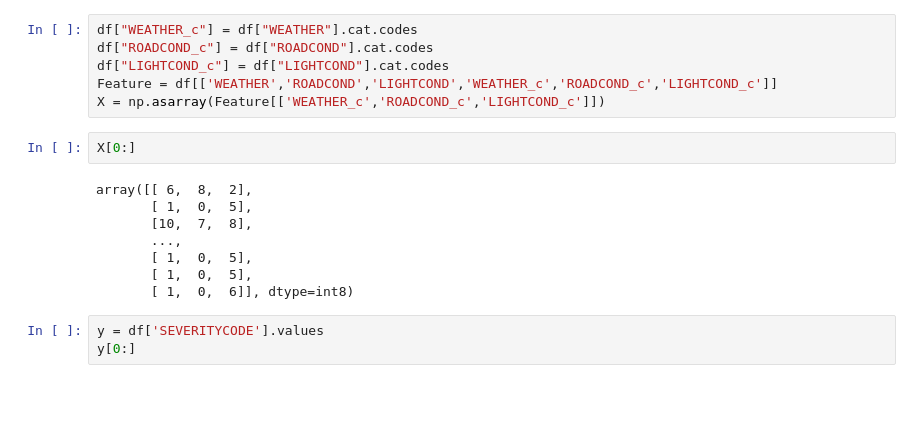
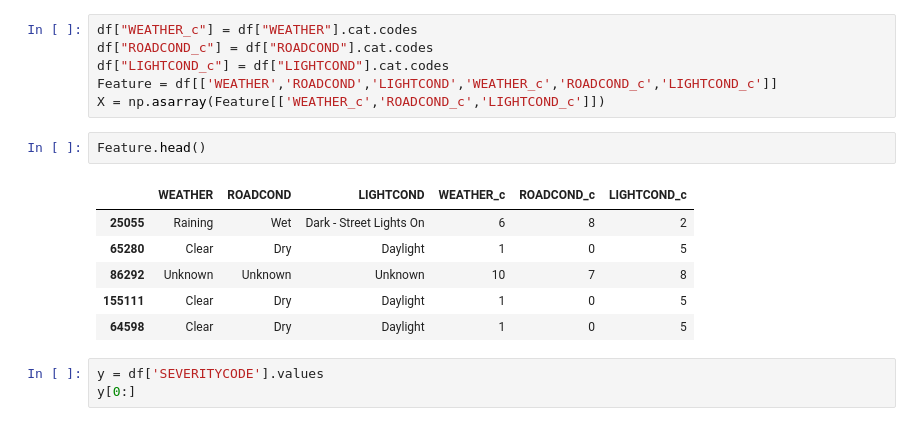
Before and after one commit to subratrath/Coursera_Capstone, a Jupyter notebook: Predicting Car Accidents Severity.ipynb, the cells around one changed output. Saved outputs shown, nothing was run; the diff lists cells and outputs as text; blank space fills up the shorter version.

```diff
--- a/Predicting Car Accidents Severity.ipynb
+++ b/Predicting Car Accidents Severity.ipynb
@@ -172,16 +172,15 @@ df["ROADCOND_c"] = df["ROADCOND"].cat.codes
 df["LIGHTCOND_c"] = df["LIGHTCOND"].cat.codes
 Feature = df[['WEATHER','ROADCOND','LIGHTCOND','WEATHER_c','ROADCOND_c','LIGHTCOND_c']]
 X = np.asarray(Feature[['WEATHER_c','ROADCOND_c','LIGHTCOND_c']])
-# %%
-X[0:]
-# %% [output]
-array([[ 6,  8,  2],
-       [ 1,  0,  5],
-       [10,  7,  8],
-       ...,
-       [ 1,  0,  5],
-       [ 1,  0,  5],
-       [ 1,  0,  6]], dtype=int8)
+# %%
+Feature.head()
+# %% [output]
+|  | WEATHER | ROADCOND | LIGHTCOND | WEATHER_c | ROADCOND_c | LIGHTCOND_c |
+| 25055 | Raining | Wet | Dark - Street Lights On | 6 | 8 | 2 |
+| 65280 | Clear | Dry | Daylight | 1 | 0 | 5 |
+| 86292 | Unknown | Unknown | Unknown | 10 | 7 | 8 |
+| 155111 | Clear | Dry | Daylight | 1 | 0 | 5 |
+| 64598 | Clear | Dry | Daylight | 1 | 0 | 5 |
 # %%
 y = df['SEVERITYCODE'].values
 y[0:]
```
Also changed, not shown: parts of 3 cells of this notebook.
